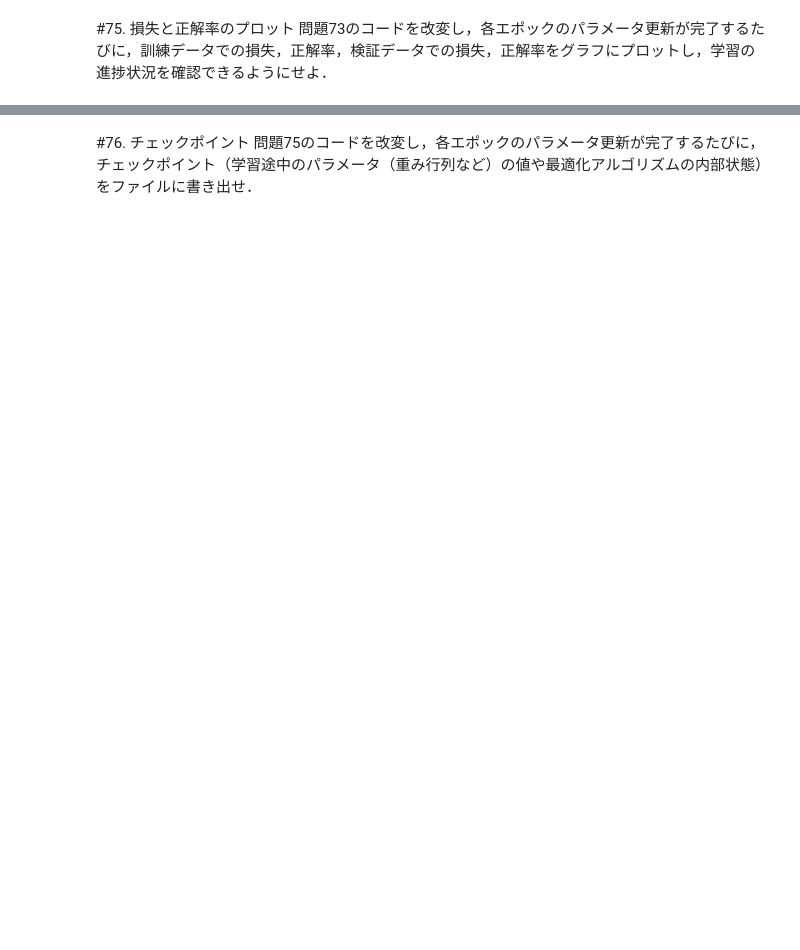
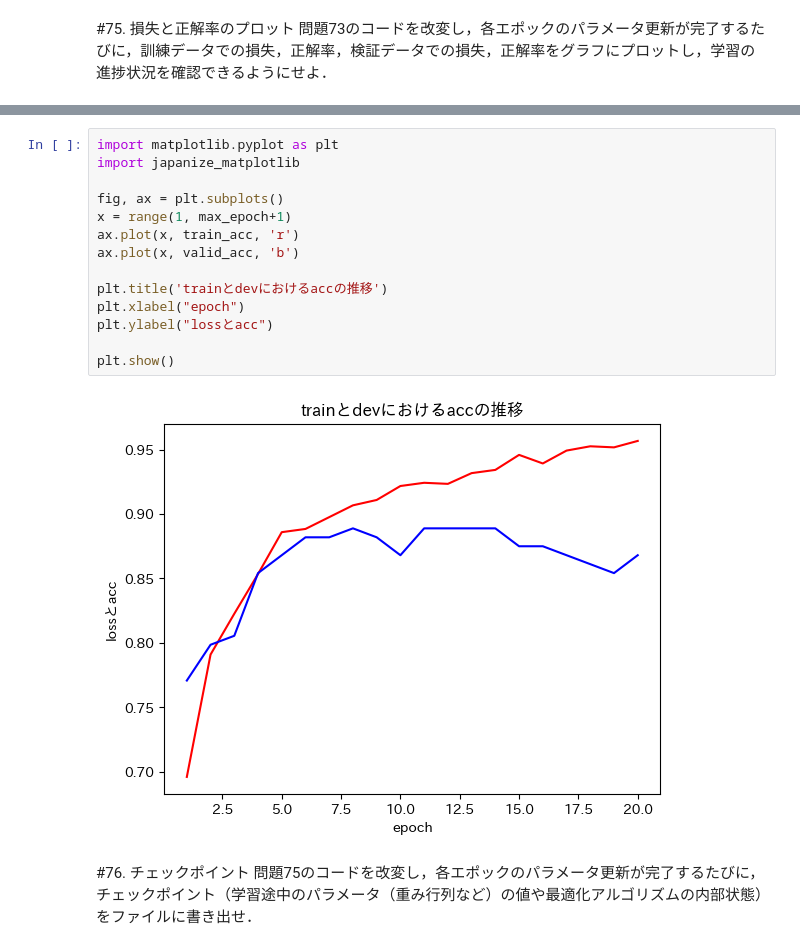
Before and after one commit to KondoRisa/nlp100, a Jupyter notebook: 8章.ipynb, the cells around one changed output, grey strips where cells are left out. Drawn from its saved outputs; the diff is of its cells as text; blank space fills up the shorter version.

```diff
--- a/8章.ipynb
+++ b/8章.ipynb
@@ -458,3 +610,19 @@ test 正解率:  0.8759124087591241
+# %%
+import matplotlib.pyplot as plt
+import japanize_matplotlib
+
+fig, ax = plt.subplots()
+x = range(1, max_epoch+1)
+ax.plot(x, train_acc, 'r')
+ax.plot(x, valid_acc, 'b')
+
+plt.title('trainとdevにおけるaccの推移')
+plt.xlabel("epoch")
+plt.ylabel("lossとacc")
+
+plt.show()
+# %% [output]
+[figure, added]
 # %% [markdown]
 #76. チェックポイント
 問題75のコードを改変し，各エポックのパラメータ更新が完了するたびに，チェックポイント（学習途中のパラメータ（重み行列など）の値や最適化アルゴリズムの内部状態）をファイルに書き出せ．
```
Also changed, not shown: parts of 26 cells of this notebook.
